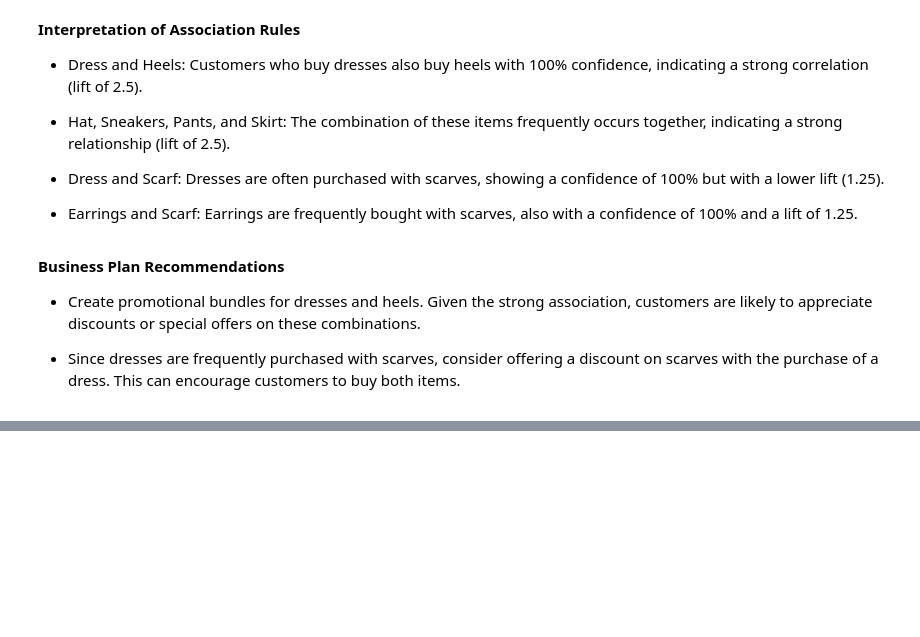
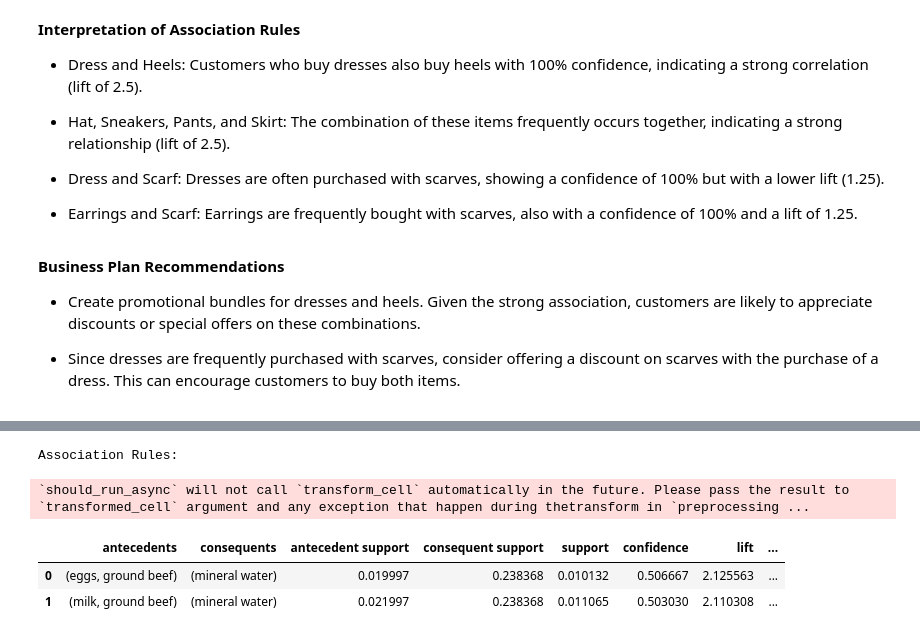
Before and after one commit to Jessica-Emereuwa/GoMyCode-DataScience, a Jupyter notebook: Unsupervised_Association_Rules_Checkpoint.ipynb, the cells around one changed output, grey strips where cells are left out. Cells and saved outputs as stored; diff of their text form; code cells hidden in the pictures; blank space fills up the shorter version.

```diff
--- a/Unsupervised_Association_Rules_Checkpoint.ipynb
+++ b/Unsupervised_Association_Rules_Checkpoint.ipynb
@@ -154,0 +251,5 @@ print("\nAssociation Rules:\n", rules)
+# %%
+# Run Apriori algorithm
+frequent_itemsets = apriori(df_onehot, min_support=0.01, use_colnames=True)  # Adjust min_support as needed
+
+frequent_itemsets.head()
@@ -154,0 +264,6 @@ print("\nAssociation Rules:\n", rules)
+# %%
+# Generate association rules
+rules = association_rules(frequent_itemsets, metric="confidence", min_threshold=0.5)
+
+print("Frequent Itemsets:\n")
+frequent_itemsets.head()
@@ -154,0 +279,9 @@ print("\nAssociation Rules:\n", rules)
+# %%
+print("\nAssociation Rules:\n")
+rules.head()
+# %% [output]
+Association Rules:
+`should_run_async` will not call `transform_cell` automatically in the future. Please pass the result to `transformed_cell` argument and any exception that happen during thetransform in `preprocessing ...
+|  | antecedents | consequents | antecedent support | consequent support | support | confidence | lift | ... |
+| 0 | (eggs, ground beef) | (mineral water) | 0.019997 | 0.238368 | 0.010132 | 0.506667 | 2.125563 | ... |
+| 1 | (milk, ground beef) | (mineral water) | 0.021997 | 0.238368 | 0.011065 | 0.503030 | 2.110308 | ... |
```
Also changed, not shown: parts of 9 cells of this notebook.
